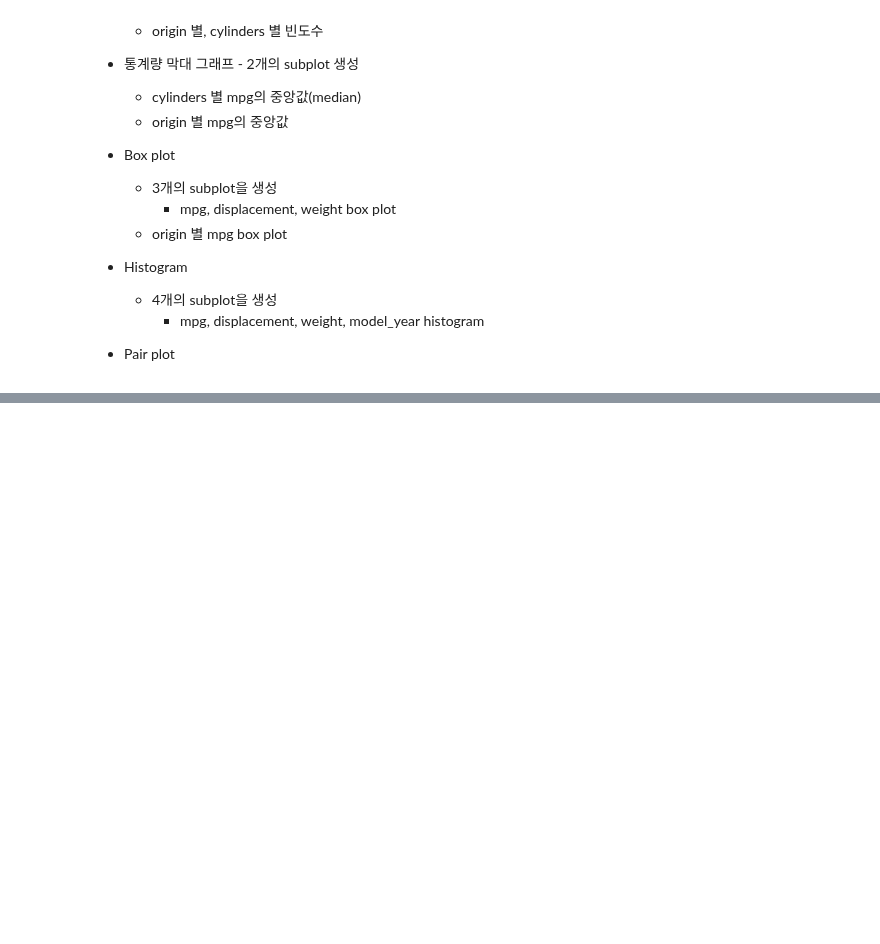
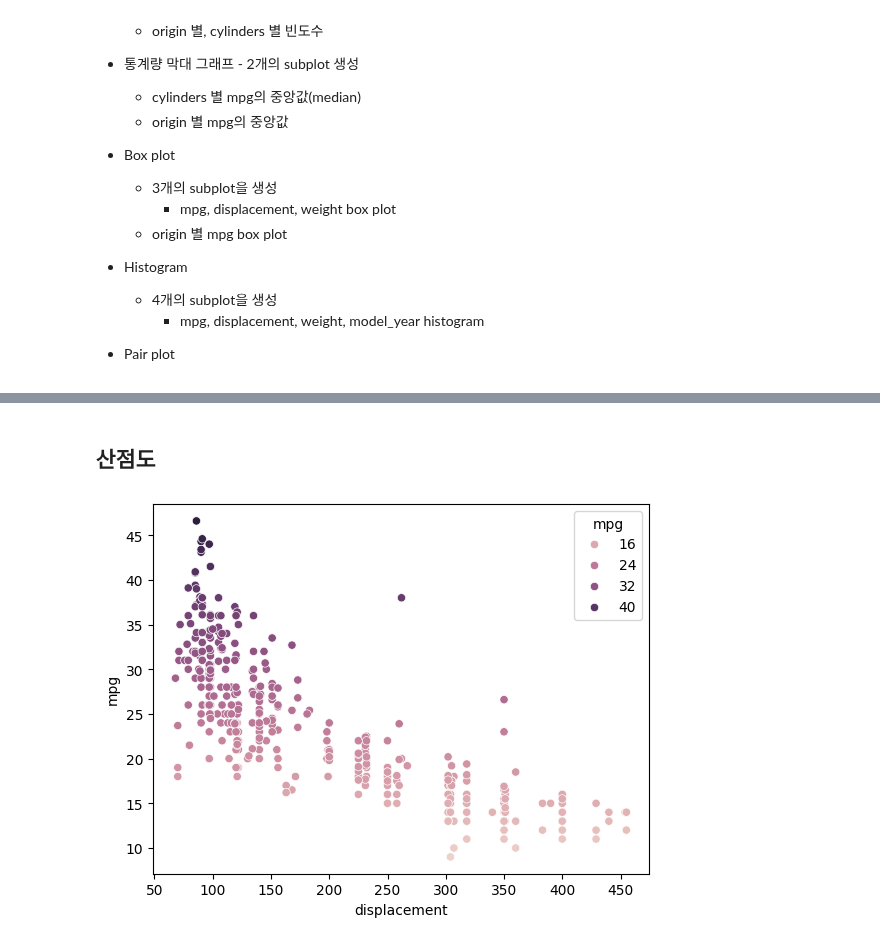
Before and after one commit to Sjleerodls/Data_Analysis, a Jupyter notebook: lab_da/da06_eda.ipynb, the cells around one changed output, grey strips where cells are left out. Saved outputs shown, nothing was run; the diff lists cells and outputs as text; code cells hidden in the pictures; blank space fills up the shorter version.

```diff
--- a/lab_da/da06_eda.ipynb
+++ b/lab_da/da06_eda.ipynb
@@ -166,3 +166,5 @@ plt.show()
     *   4개의 subplot을 생성
         *   mpg, displacement, weight, model_year histogram
 *   Pair plot
+# %%
+mpg = sns.load_dataset('mpg') # 데이터셋 mpg 로드
@@ -168,0 +236,11 @@ plt.show()
+# %% [markdown]
+## 산점도
+# %%
+# mpg(연비) ~ displacement(배기량)
+sns.scatterplot(data=mpg, x='displacement', y='mpg', hue='mpg')
+
+plt.show()    # 연비가 안 좋을수록 배기량이 많이 배출됨.
+              # 연비가 좋을수록 배기량이 적게 배출됨
+              # 이는 환경적인 측면에서 소비자의 소비 심리를 자극할 수 있는 요인으로 사용 가능성 有
+# %% [output]
+[figure, added]
```
Also changed, not shown: parts of 14 cells of this notebook.
